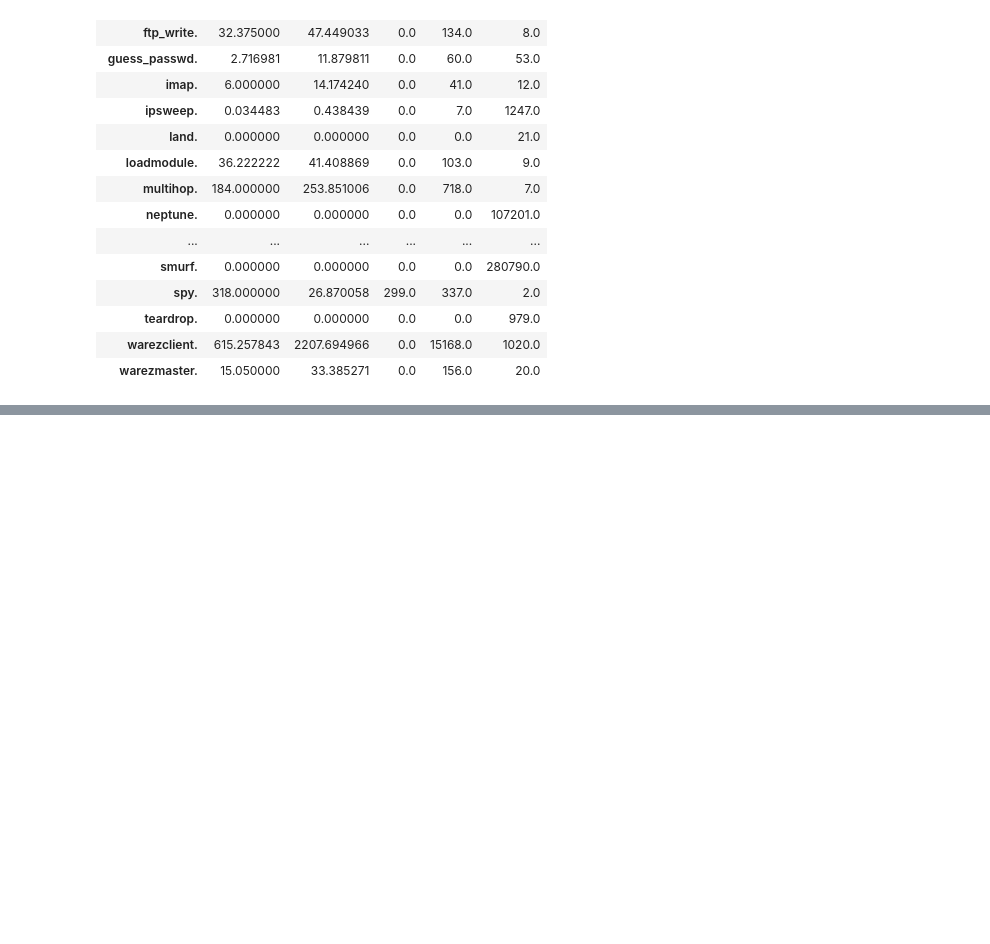
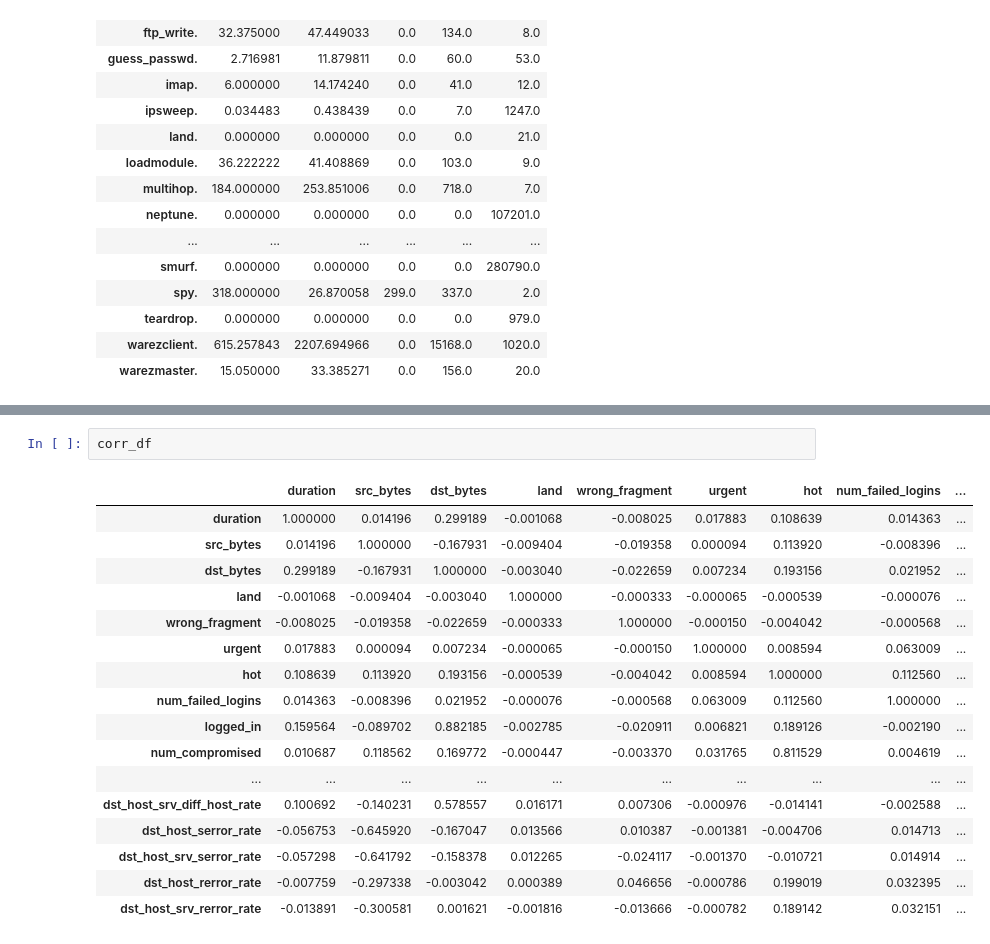
Before and after one commit to andersy005/spark-quest, a Jupyter notebook: pyspark-notebooks/06-mllib-statistics.ipynb, the cells around one changed output, grey strips where cells are left out. Cells and saved outputs as stored; diff of their text form; blank space fills up the shorter version.

```diff
--- a/pyspark-notebooks/06-mllib-statistics.ipynb
+++ b/pyspark-notebooks/06-mllib-statistics.ipynb
@@ -216,0 +304,20 @@ Duration statistics, by label
+# %%
+corr_df
+# %% [output]
+|  | duration | src_bytes | dst_bytes | land | wrong_fragment | urgent | hot | num_failed_logins | ... |
+| duration | 1.000000 | 0.014196 | 0.299189 | -0.001068 | -0.008025 | 0.017883 | 0.108639 | 0.014363 | ... |
+| src_bytes | 0.014196 | 1.000000 | -0.167931 | -0.009404 | -0.019358 | 0.000094 | 0.113920 | -0.008396 | ... |
+| dst_bytes | 0.299189 | -0.167931 | 1.000000 | -0.003040 | -0.022659 | 0.007234 | 0.193156 | 0.021952 | ... |
+| land | -0.001068 | -0.009404 | -0.003040 | 1.000000 | -0.000333 | -0.000065 | -0.000539 | -0.000076 | ... |
+| wrong_fragment | -0.008025 | -0.019358 | -0.022659 | -0.000333 | 1.000000 | -0.000150 | -0.004042 | -0.000568 | ... |
+| urgent | 0.017883 | 0.000094 | 0.007234 | -0.000065 | -0.000150 | 1.000000 | 0.008594 | 0.063009 | ... |
+| hot | 0.108639 | 0.113920 | 0.193156 | -0.000539 | -0.004042 | 0.008594 | 1.000000 | 0.112560 | ... |
+| num_failed_logins | 0.014363 | -0.008396 | 0.021952 | -0.000076 | -0.000568 | 0.063009 | 0.112560 | 1.000000 | ... |
+| logged_in | 0.159564 | -0.089702 | 0.882185 | -0.002785 | -0.020911 | 0.006821 | 0.189126 | -0.002190 | ... |
+| num_compromised | 0.010687 | 0.118562 | 0.169772 | -0.000447 | -0.003370 | 0.031765 | 0.811529 | 0.004619 | ... |
+| ... | ... | ... | ... | ... | ... | ... | ... | ... | ... |
+| dst_host_srv_diff_host_rate | 0.100692 | -0.140231 | 0.578557 | 0.016171 | 0.007306 | -0.000976 | -0.014141 | -0.002588 | ... |
+| dst_host_serror_rate | -0.056753 | -0.645920 | -0.167047 | 0.013566 | 0.010387 | -0.001381 | -0.004706 | 0.014713 | ... |
+| dst_host_srv_serror_rate | -0.057298 | -0.641792 | -0.158378 | 0.012265 | -0.024117 | -0.001370 | -0.010721 | 0.014914 | ... |
+| dst_host_rerror_rate | -0.007759 | -0.297338 | -0.003042 | 0.000389 | 0.046656 | -0.000786 | 0.199019 | 0.032395 | ... |
+| dst_host_srv_rerror_rate | -0.013891 | -0.300581 | 0.001621 | -0.001816 | -0.013666 | -0.000782 | 0.189142 | 0.032151 | ... |
```
Also changed, not shown: parts of 15 cells of this notebook.
